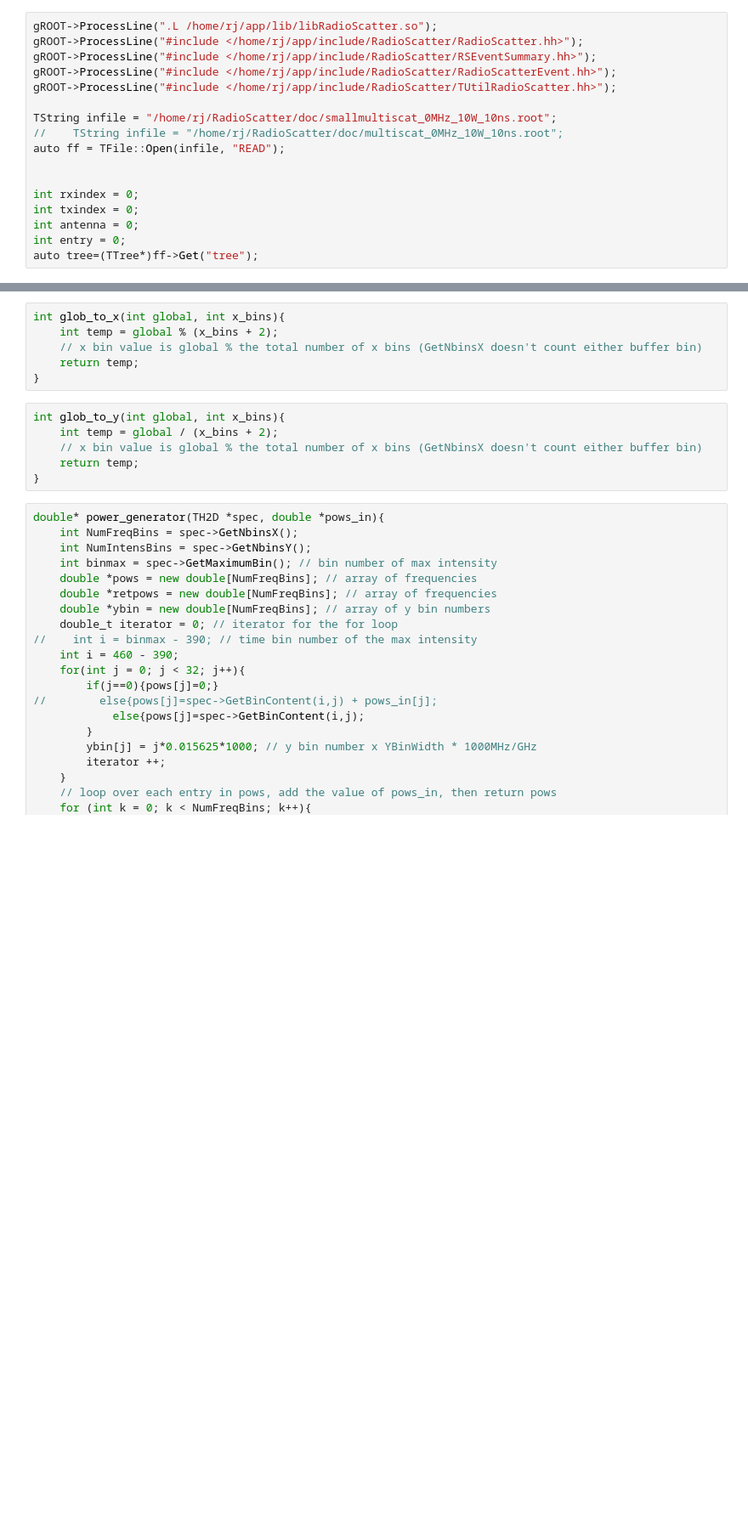
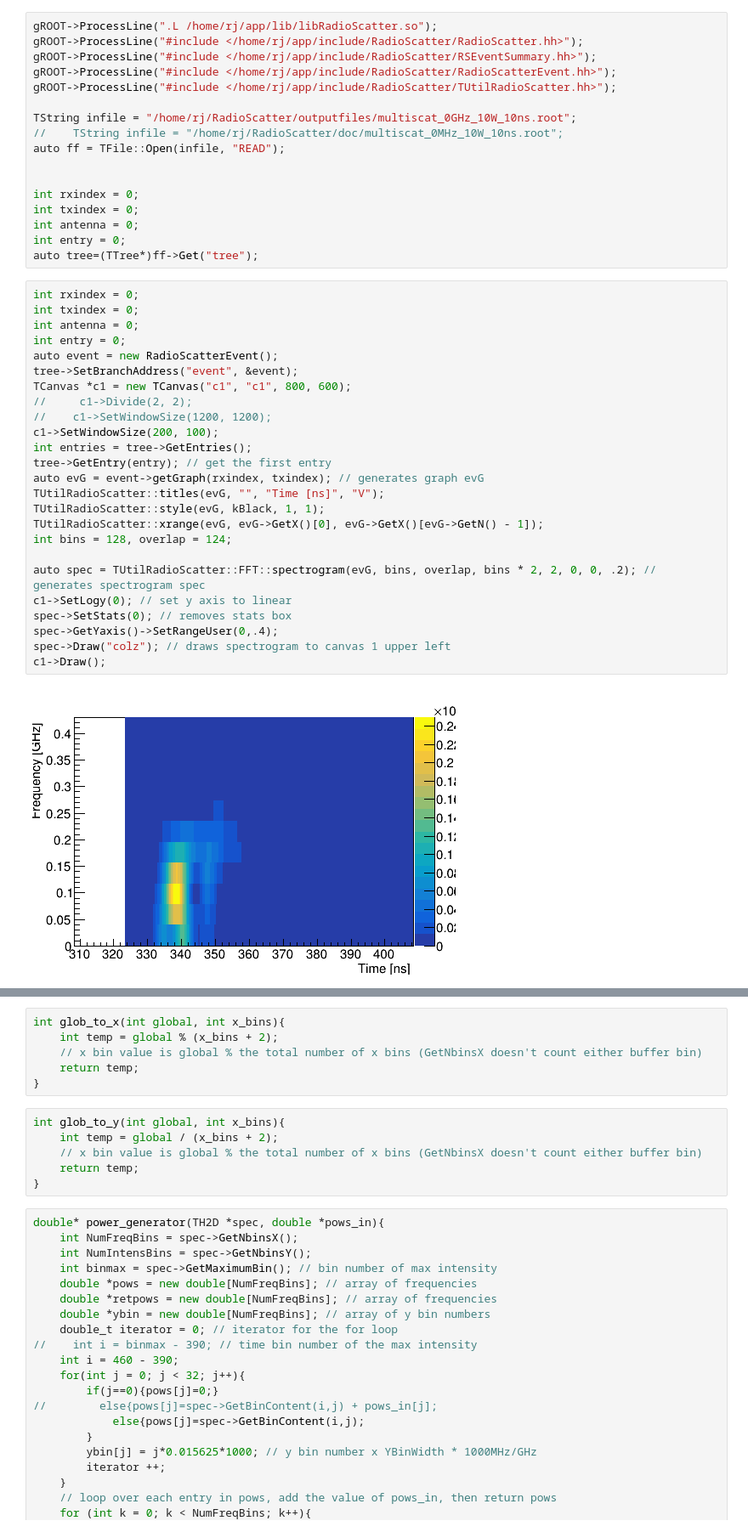
Before and after one commit to richardmoser/ROOT_macros_tutorials_and_other_stuff, a Jupyter notebook: Jupyter Notebooks/PowerSum.ipynb, the cells around one changed output, grey strips where cells are left out. Shown at 85% size. Saved outputs shown, nothing was run; the diff lists cells and outputs as text; blank space fills up the shorter version.

```diff
--- a/Jupyter Notebooks/PowerSum.ipynb
+++ b/Jupyter Notebooks/PowerSum.ipynb
@@ -5,7 +5,7 @@ gROOT->ProcessLine("#include </home/rj/app/include/RadioScatter/RSEventSummary.h
 gROOT->ProcessLine("#include </home/rj/app/include/RadioScatter/RadioScatterEvent.hh>");
 gROOT->ProcessLine("#include </home/rj/app/include/RadioScatter/TUtilRadioScatter.hh>");
 
-TString infile = "/home/rj/RadioScatter/doc/smallmultiscat_0MHz_10W_10ns.root";
+TString infile = "/home/rj/RadioScatter/outputfiles/multiscat_0GHz_10W_10ns.root";
 //    TString infile = "/home/rj/RadioScatter/doc/multiscat_0MHz_10W_10ns.root";
 auto ff = TFile::Open(infile, "READ");
 
@@ -15,3 +15,30 @@ int txindex = 0;
 int antenna = 0;
 int entry = 0;
 auto tree=(TTree*)ff->Get("tree");
+# %%
+int rxindex = 0;
+int txindex = 0;
+int antenna = 0;
+int entry = 0;
+auto event = new RadioScatterEvent();
+tree->SetBranchAddress("event", &event);
+TCanvas *c1 = new TCanvas("c1", "c1", 800, 600);
+//     c1->Divide(2, 2);
+//    c1->SetWindowSize(1200, 1200);
+c1->SetWindowSize(200, 100);
+int entries = tree->GetEntries();
+tree->GetEntry(entry); // get the first entry
+auto evG = event->getGraph(rxindex, txindex); // generates graph evG
+TUtilRadioScatter::titles(evG, "", "Time [ns]", "V");
+TUtilRadioScatter::style(evG, kBlack, 1, 1);
+TUtilRadioScatter::xrange(evG, evG->GetX()[0], evG->GetX()[evG->GetN() - 1]);
+int bins = 128, overlap = 124;
+
+auto spec = TUtilRadioScatter::FFT::spectrogram(evG, bins, overlap, bins * 2, 2, 0, 0, .2); // generates spectrogram spec
+c1->SetLogy(0); // set y axis to linear
+spec->SetStats(0); // removes stats box
+spec->GetYaxis()->SetRangeUser(0,.4);
+spec->Draw("colz"); // draws spectrogram to canvas 1 upper left
+c1->Draw();
+# %% [output]
+[figure, added]
```
Also changed, not shown: parts of 4 cells of this notebook, 33 other files.
